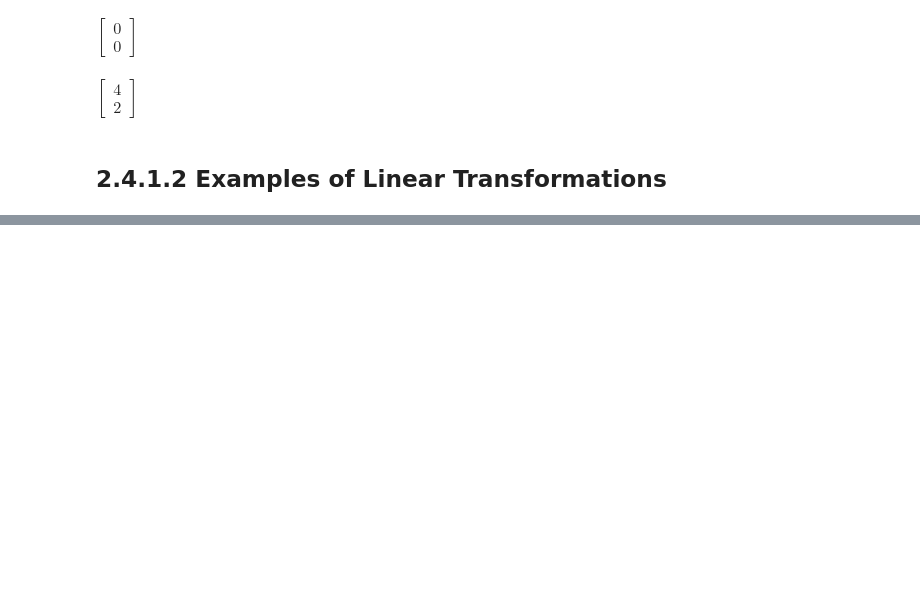
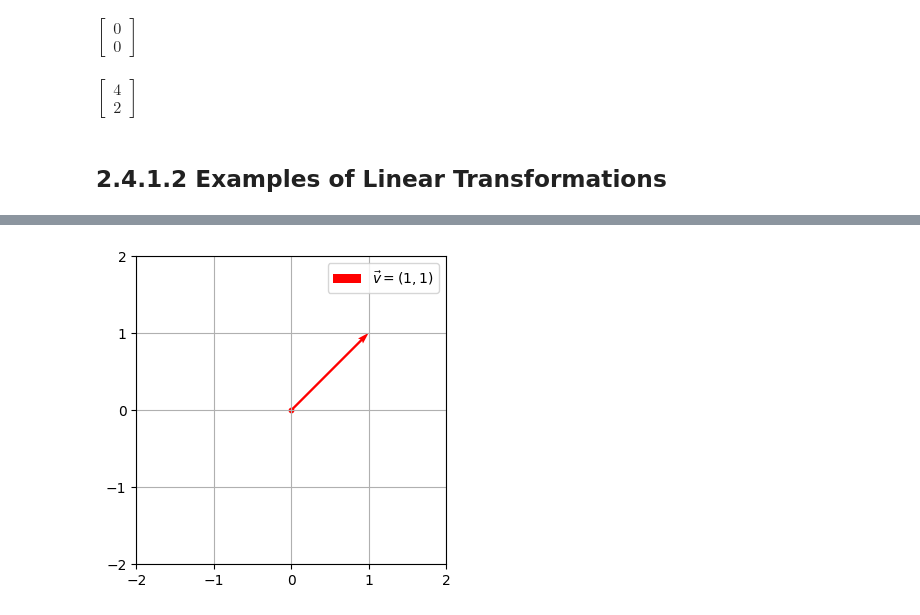
Before and after one commit to PaulToronto/Howard-University-Coursera-Linear-Algebra-For-Data-Science-Specialization, a Jupyter notebook: 2_4_1_Define_Linear_Transformations.ipynb, the cells around one changed output, grey strips where cells are left out. Drawn from its saved outputs; the diff is of its cells as text; code cells hidden in the pictures; blank space fills up the shorter version.

```diff
--- a/2_4_1_Define_Linear_Transformations.ipynb
+++ b/2_4_1_Define_Linear_Transformations.ipynb
@@ -76,0 +142,16 @@ $\displaystyle \left[\begin{matrix}4\\2\end{matrix}\right]$
+# %%
+plt.figure(figsize=(4, 4))
+min = -2
+max = 2
+
+v = np.array([[1], [1]])
+plt.quiver(0, 0, v[0], v[1], scale=max-min, color='red', label='$\\vec{v} = (1, 1)$')
+plt.scatter(0, 0, color='red', s=10)
+
+plt.grid()
+plt.xticks(np.arange(min, max+1))
+plt.yticks(np.arange(min, max+1))
+plt.legend()
+plt.show()
+# %% [output]
+[figure, added]
```
Also changed, not shown: parts of 34 cells of this notebook.
